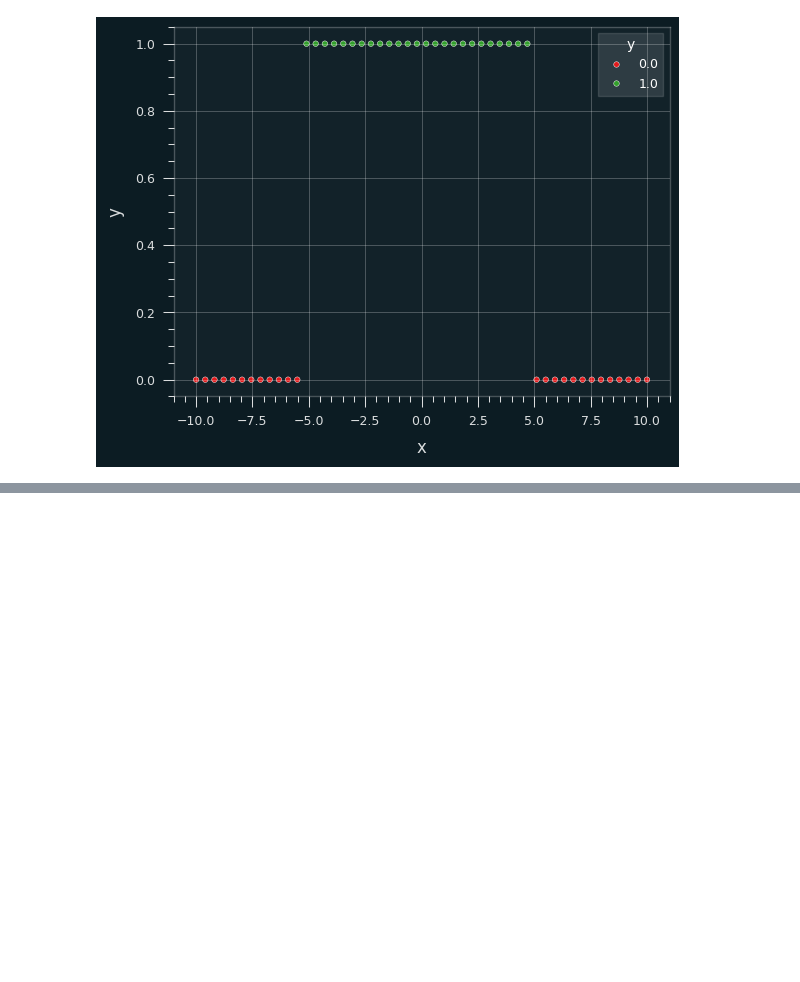
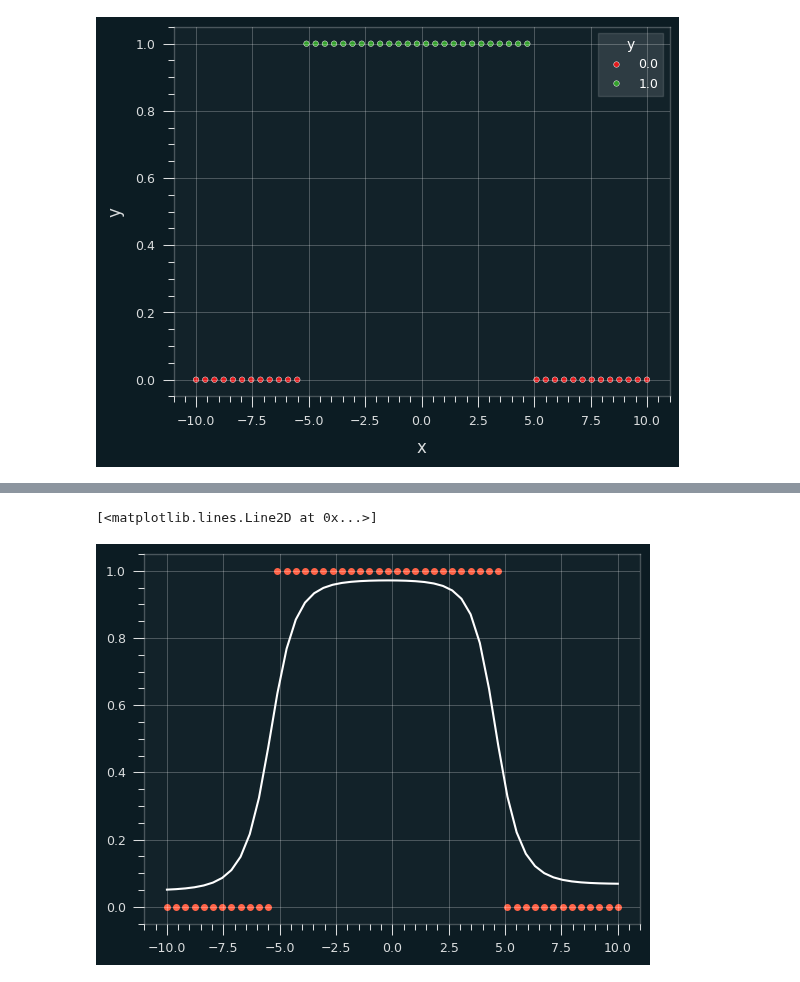
Before and after one commit to RohitMugalya/Learner-s-Garden, a Jupyter notebook: practice notebooks/classification neural net way.ipynb, the cells around one changed output, grey strips where cells are left out. Saved outputs shown, nothing was run; the diff lists cells and outputs as text; code cells hidden in the pictures; blank space fills up the shorter version.

```diff
--- a/practice notebooks/classification neural net way.ipynb
+++ b/practice notebooks/classification neural net way.ipynb
@@ -113,0 +125,9 @@ plt.plot(x, predict(model, x), color='tomato')
+# %%
+layer2_output = layer1_output @ parameters['2.weight'].T + parameters['2.bias']
+layer2_output = torch.sigmoid(layer2_output)
+
+plt.scatter(x, y, color='tomato')
+plt.plot(x, layer2_output, color='white')
+# %% [output]
+[<matplotlib.lines.Line2D at 0x...>]
+[figure, added]
```
Also changed, not shown: parts of 4 cells of this notebook.
